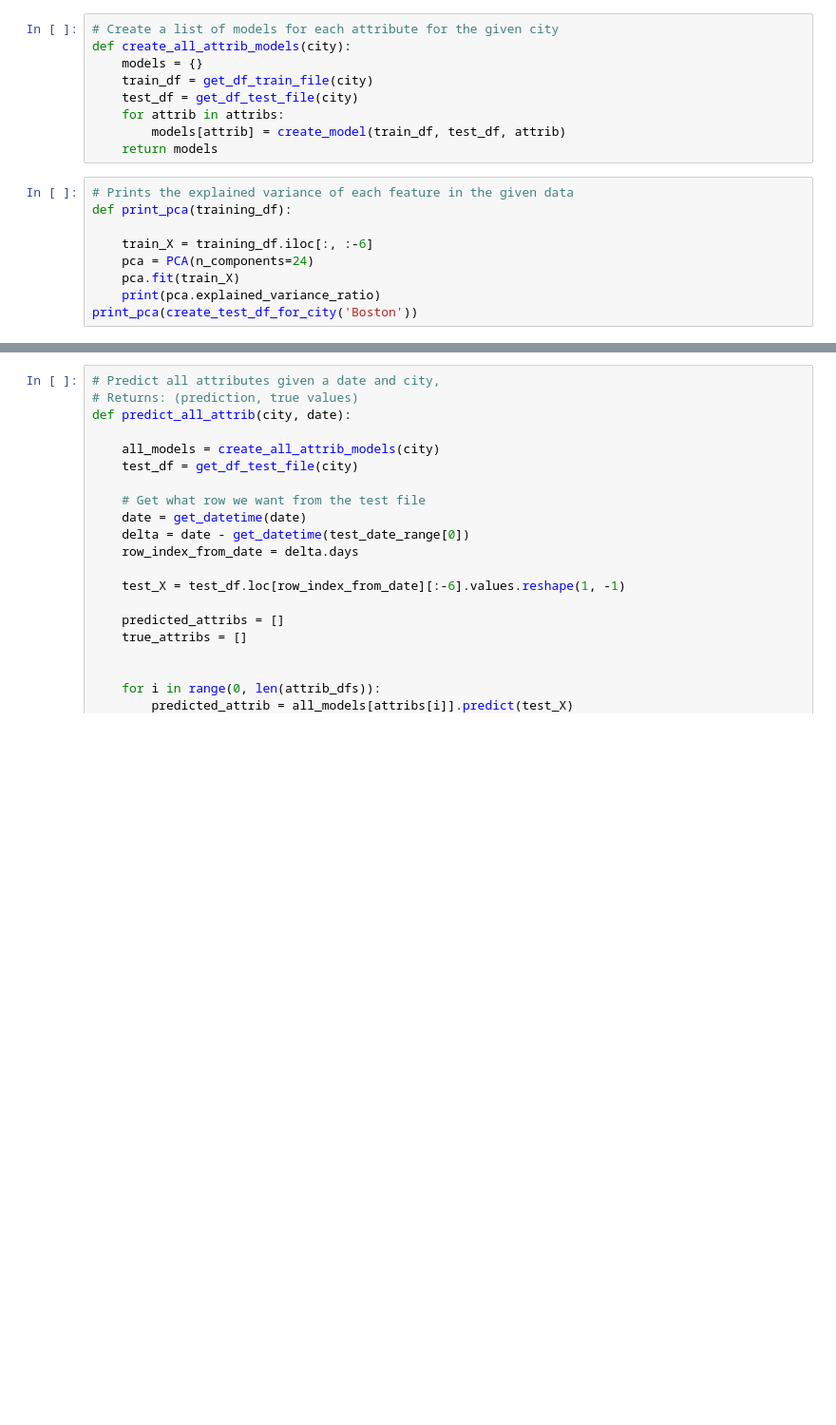
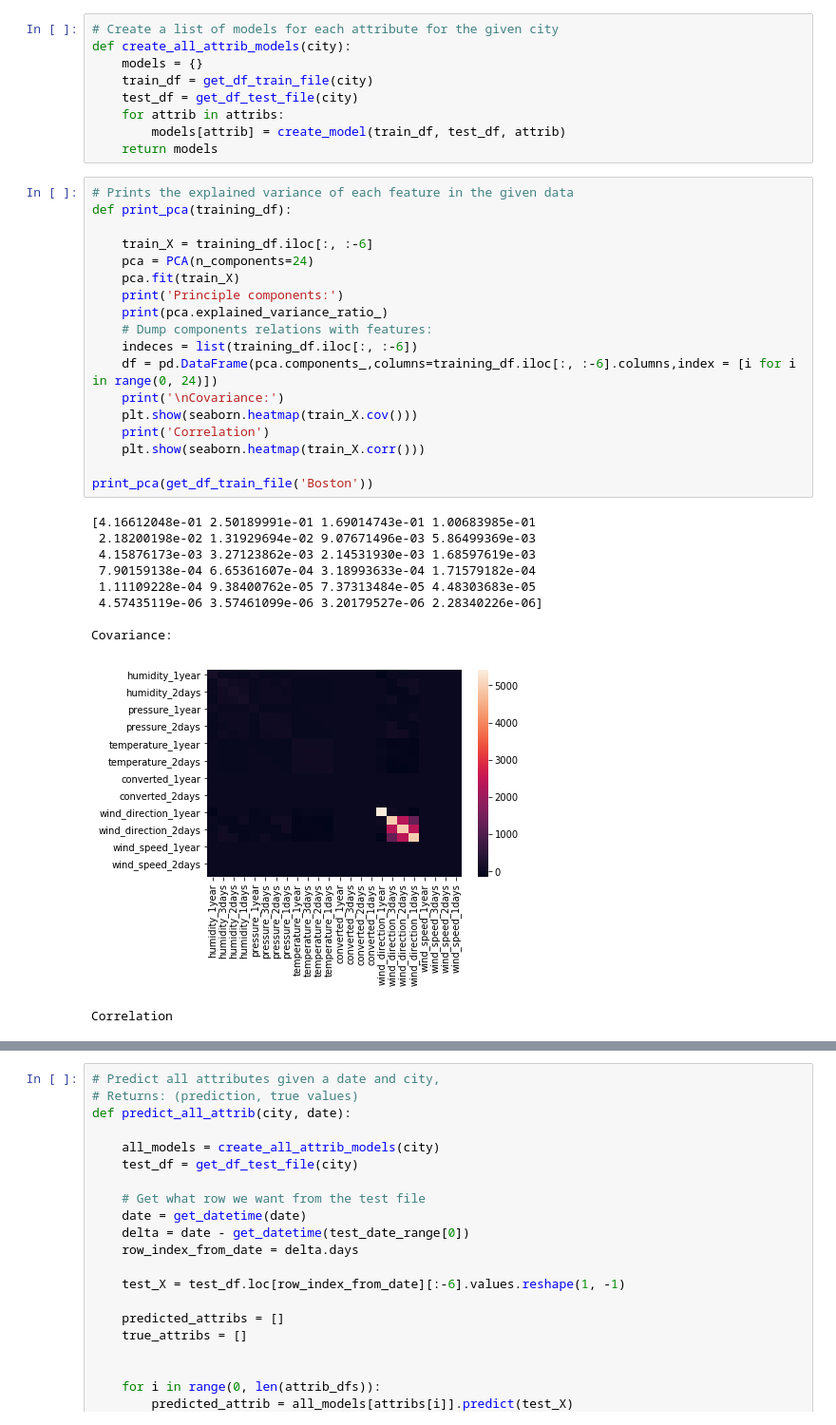
Before and after one commit to Arkidillo/weather-prediction, a Jupyter notebook: CreateDataframe - Devin.ipynb, the cells around one changed output, grey strips where cells are left out. Shown at 95% size. Saved outputs shown, nothing was run; the diff lists cells and outputs as text; blank space fills up the shorter version.

Commit message:
Add cov/corr heatmaps, corrected PCA and data stats

```diff
--- a/CreateDataframe - Devin.ipynb
+++ b/CreateDataframe - Devin.ipynb
@@ -253,9 +285,29 @@ def create_all_attrib_models(city):
 # %%
 # Prints the explained variance of each feature in the given data
 def print_pca(training_df):
 
     train_X = training_df.iloc[:, :-6]
     pca = PCA(n_components=24)
     pca.fit(train_X)
-    print(pca.explained_variance_ratio)
-print_pca(create_test_df_for_city('Boston'))
+    print('Principle components:')
+    print(pca.explained_variance_ratio_)
+    # Dump components relations with features:
+    indeces = list(training_df.iloc[:, :-6])
+    df = pd.DataFrame(pca.components_,columns=training_df.iloc[:, :-6].columns,index = [i for i in range(0, 24)])
+    print('\nCovariance:')
+    plt.show(seaborn.heatmap(train_X.cov()))
+    print('Correlation')
+    plt.show(seaborn.heatmap(train_X.corr()))
+
+print_pca(get_df_train_file('Boston'))
+# %% [output]
+[4.16612048e-01 2.50189991e-01 1.69014743e-01 1.00683985e-01
+ 2.18200198e-02 1.31929694e-02 9.07671496e-03 5.86499369e-03
+ 4.15876173e-03 3.27123862e-03 2.14531930e-03 1.68597619e-03
+ 7.90159138e-04 6.65361607e-04 3.18993633e-04 1.71579182e-04
+ 1.11109228e-04 9.38400762e-05 7.37313484e-05 4.48303683e-05
+ 4.57435119e-06 3.57461099e-06 3.20179527e-06 2.28340226e-06]
+
+Covariance:
+[figure, added]
+Correlation
```
Also changed, not shown: parts of 4 cells of this notebook.
